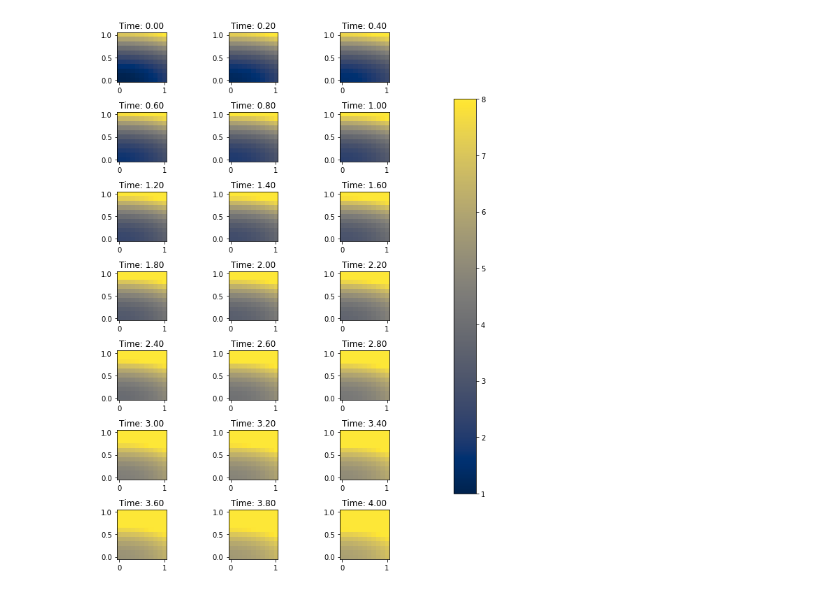
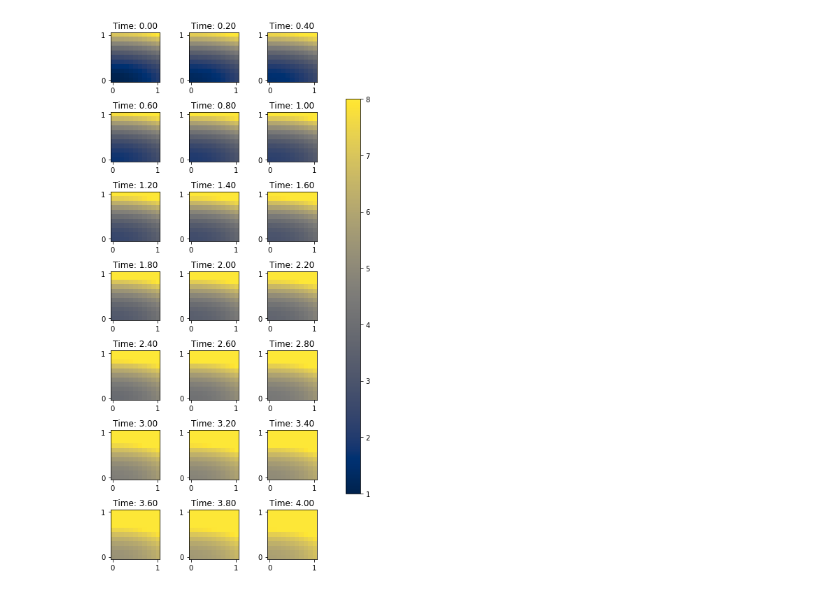
Before and after one commit to ZacharyVernec/PDE-FIND, a Jupyter notebook: Heat Equation.ipynb, the cells around one changed output. Saved outputs shown, nothing was run; the diff lists cells and outputs as text; code cells hidden in the pictures.

```diff
--- a/Heat Equation.ipynb
+++ b/Heat Equation.ipynb
@@ -72,7 +72,7 @@ def simulate_heat(nx, ny, nt, dt=None, tmax=None):
 
 mesh_info, logs = simulate_heat(10, 10, 20, tmax=4.0)
 # %%
-def display_simulation(mesh_info, logs, nplots_max=None, nrows_max=None):
+def display_simulation(mesh_info, logs, nplots_max=None, nrows_max=None, show_bounds=False):
 
     # Retrieve variables
     mesh = mesh_info['mesh']
@@ -90,34 +90,42 @@ def display_simulation(mesh_info, logs, nplots_max=None, nrows_max=None):
     nplots = min(nt+1, nplots_max)
     skipper = int(np.ceil((nt+1)/nplots))
 
     ncols = int(np.ceil(nplots/nrows_max))
     nrows = int(np.ceil(nplots/ncols))
-    figsize = [3*ncols, 0.8*nrows*2]     # figure size, inches
+    figsize = [2*ncols, 0.8*nrows*2]     # figure size, inches
     scalemin, scalemax = 1.0, 8.0 #Decided arbitrarily to scale the plots to a standard scale.
                                #Ideally, we would scale everything based on the min and max over all time,
                                #but here we are plotting before doing the entire calculation.
 
     fig, axes = plt.subplots(nrows=nrows, ncols=ncols, figsize=figsize)
 
 
     for i in range(nplots):
         axi = axes.flat[i]
         # i runs from 0 to (nrows*ncols-1)
         # axi is equivalent with ax[rowid][colid]
         vertex_values_u = u_hist[i].compute_vertex_values(mesh).reshape(nx+1, ny+1)
         img = axi.imshow(vertex_values_u, origin='lower', extent=(-0.05, 1.05, -0.05, 1.05), cmap='cividis', vmin=scalemin, vmax=scalemax)
-        # write row/col indices as axes' title for identification
+
         axi.set_title(f'Time: {t_hist[i]:.2f}')
 
+        if show_bounds:
+            maj_locator = plt.FixedLocator([0, 1])
+        if not show_bounds:
+            maj_locator = plt.NullLocator()
+        axi.xaxis.set_major_locator(maj_locator)
+        axi.yaxis.set_major_locator(maj_locator)
+        axi.xaxis.set_minor_locator(plt.NullLocator())
+        axi.yaxis.set_minor_locator(plt.NullLocator())
 
     plt.tight_layout(True)
 
     fig.subplots_adjust(right=0.8)
     cbar_ax = fig.add_axes([0.85, 0.15, 0.05, 0.7])
     fig.colorbar(img, cax=cbar_ax)
 
     plt.show()
 
-display_simulation(mesh_info, logs, nrows_max=7)
+display_simulation(mesh_info, logs, nrows_max=7, show_bounds=True)
 # %% [output]
-[figure, old version]
+[figure, new version]
```
Also changed, not shown: parts of 5 cells of this notebook.
